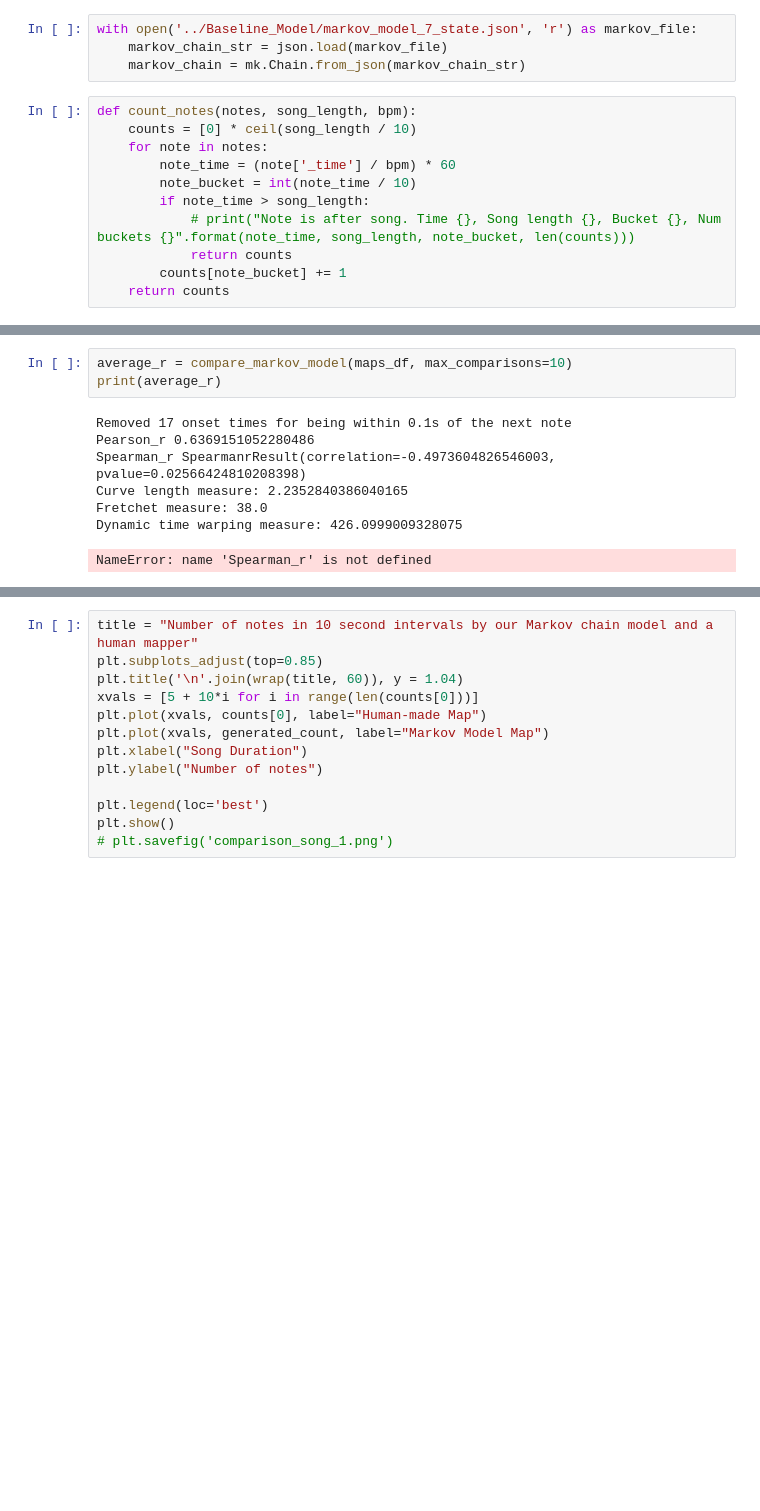
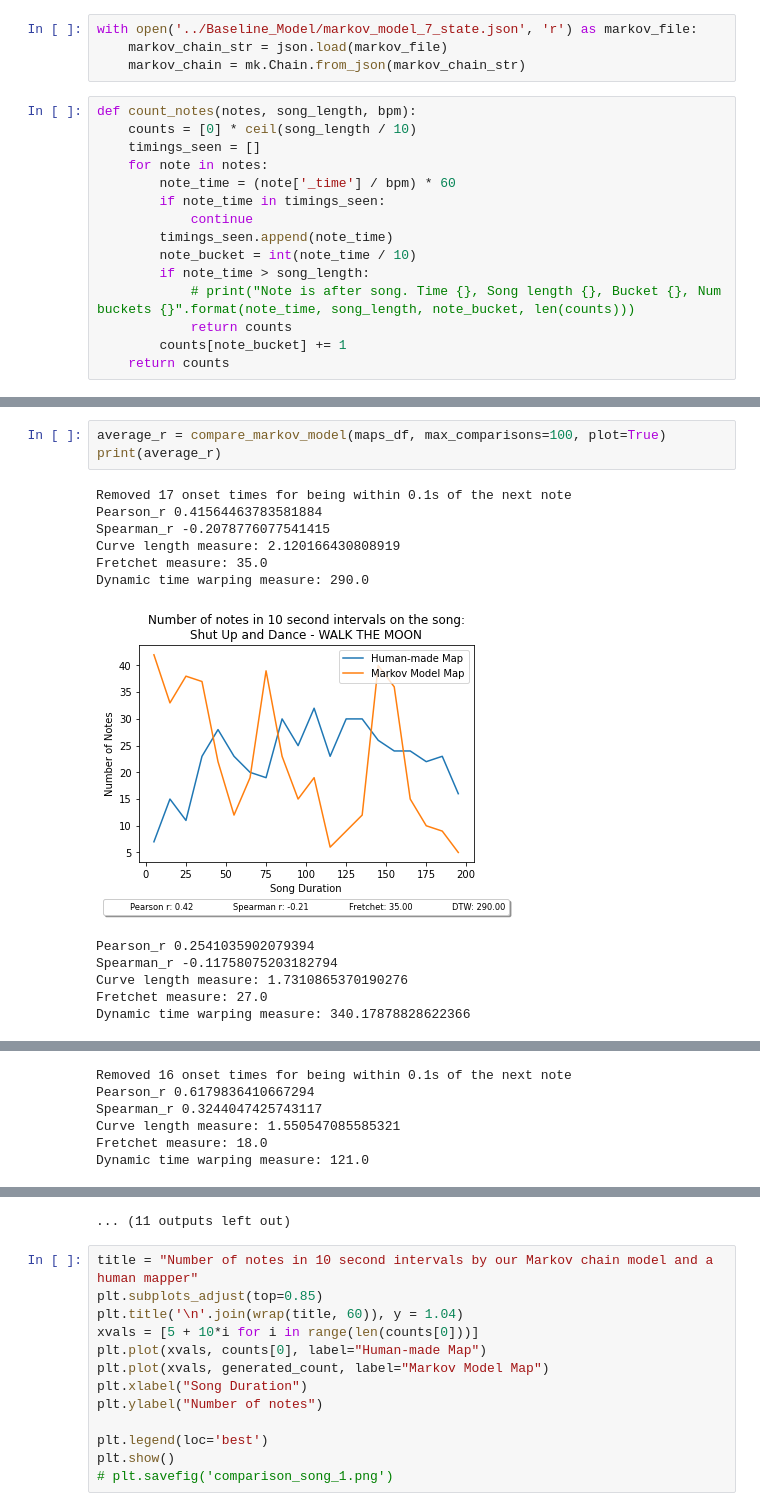
Before and after one commit to vedantprajapati/Beat_Saber_Map_Generator_APS360_Project, a Jupyter notebook: Evaluate_Models/evaluate_markov_chain.ipynb, the cells around one changed output, grey strips where cells are left out. Cells and saved outputs as stored; diff of their text form; blank space fills up the shorter version.

```diff
--- a/Evaluate_Models/evaluate_markov_chain.ipynb
+++ b/Evaluate_Models/evaluate_markov_chain.ipynb
@@ -35,8 +36,12 @@ with open('../Baseline_Model/markov_model_7_state.json', 'r') as markov_file:
 # %%
 def count_notes(notes, song_length, bpm):
     counts = [0] * ceil(song_length / 10)
+    timings_seen = []
     for note in notes:
         note_time = (note['_time'] / bpm) * 60
+        if note_time in timings_seen:
+            continue
+        timings_seen.append(note_time)
         note_bucket = int(note_time / 10)
         if note_time > song_length:
             # print("Note is after song. Time {}, Song length {}, Bucket {}, Num buckets {}".format(note_time, song_length, note_bucket, len(counts)))
@@ -132,13 +146,18 @@ def compare_markov_model(maps_df, max_comparisons=100):
     average_r /= num_comparisons
     return average_r
 # %%
-average_r = compare_markov_model(maps_df, max_comparisons=10)
+average_r = compare_markov_model(maps_df, max_comparisons=100, plot=True)
 print(average_r)
 # %% [output]
 Removed 17 onset times for being within 0.1s of the next note
-Pearson_r 0.6369151052280486
-Spearman_r SpearmanrResult(correlation=-0.4973604826546003, pvalue=0.02566424810208398)
-Curve length measure: 2.2352840386040165
-Fretchet measure: 38.0
-Dynamic time warping measure: 426.0999009328075
+Pearson_r 0.41564463783581884
+Spearman_r -0.2078776077541415
+Curve length measure: 2.120166430808919
+Fretchet measure: 35.0
+Dynamic time warping measure: 290.0
+[figure, added]
-NameError: name 'Spearman_r' is not defined
+Pearson_r 0.2541035902079394
+Spearman_r -0.11758075203182794
+Curve length measure: 1.7310865370190276
+Fretchet measure: 27.0
+Dynamic time warping measure: 340.17878828622366
@@ -144,0 +165,6 @@ NameError: name 'Spearman_r' is not defined
+Removed 16 onset times for being within 0.1s of the next note
+Pearson_r 0.6179836410667294
+Spearman_r 0.3244047425743117
+Curve length measure: 1.550547085585321
+Fretchet measure: 18.0
+Dynamic time warping measure: 121.0
@@ -145,3 +193,4 @@ NameError: name 'Spearman_r' is not defined
+... (11 outputs left out)
 # %%
 title = "Number of notes in 10 second intervals by our Markov chain model and a human mapper"
 plt.subplots_adjust(top=0.85)
```
Also changed, not shown: parts of 3 cells of this notebook, 5 other files.
